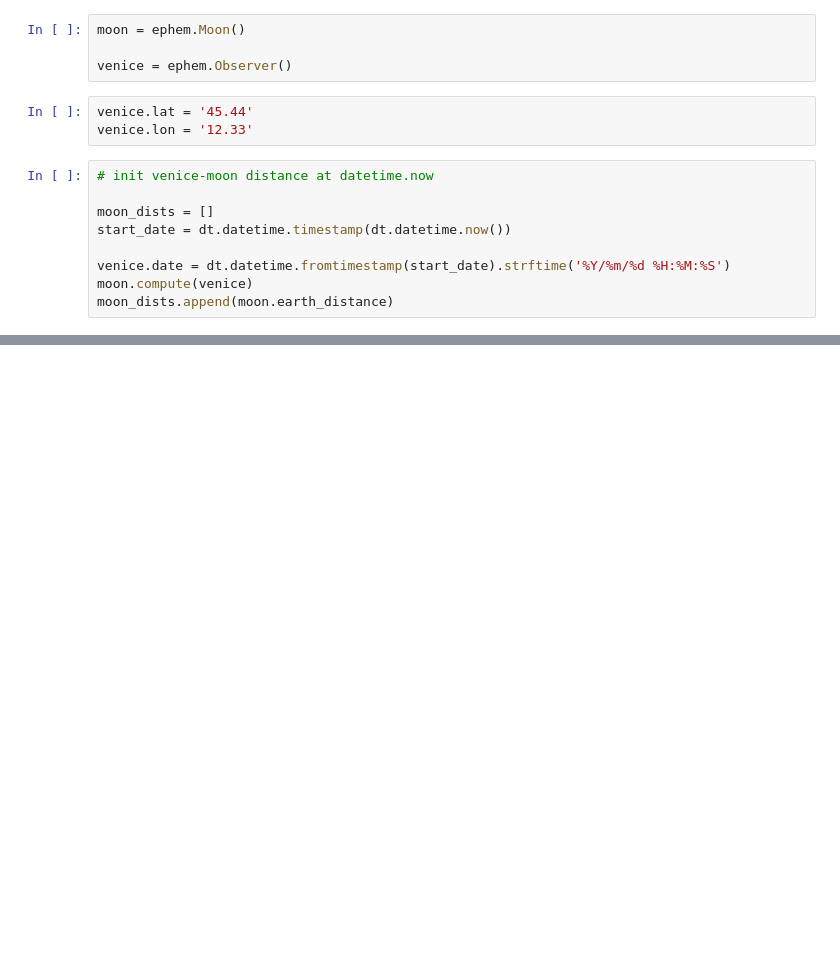
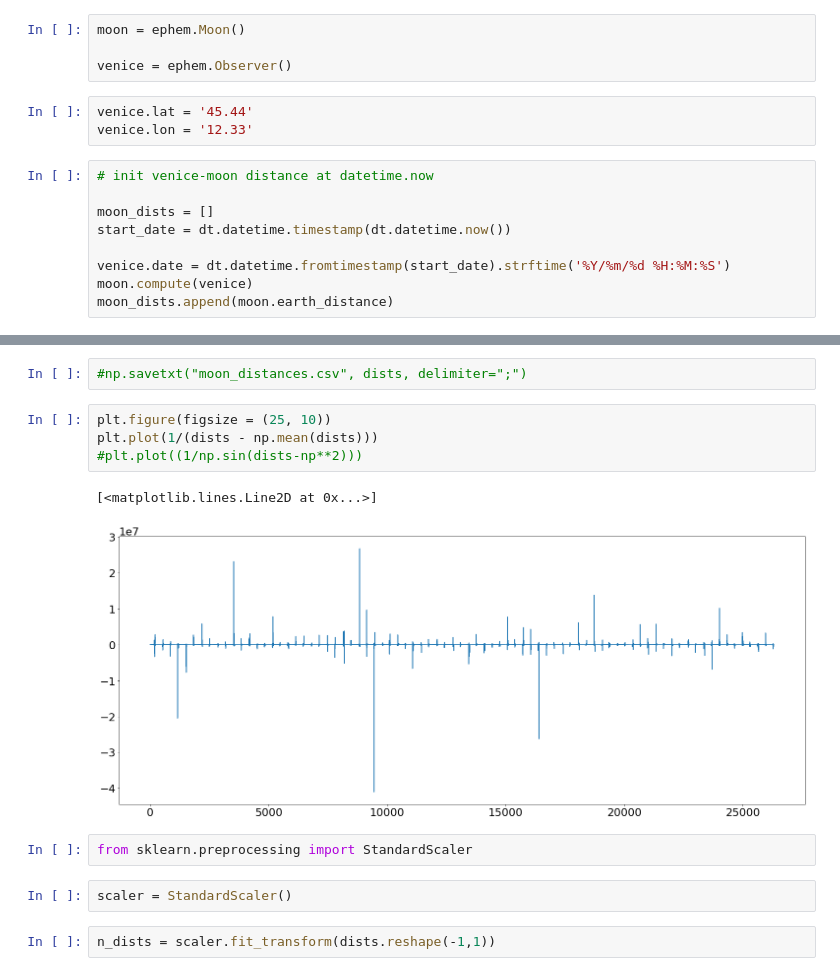
Before and after one commit to faber6911/venice-is-drowning, a Jupyter notebook: moon_distance/lunar_motion.ipynb, the cells around one changed output, grey strips where cells are left out. Saved outputs shown, nothing was run; the diff lists cells and outputs as text; blank space fills up the shorter version.

```diff
--- a/moon_distance/lunar_motion.ipynb
+++ b/moon_distance/lunar_motion.ipynb
@@ -123,0 +190,15 @@ plt.plot(moon_dists)
+# %%
+#np.savetxt("moon_distances.csv", dists, delimiter=";")
+# %%
+plt.figure(figsize = (25, 10))
+plt.plot(1/(dists - np.mean(dists)))
+#plt.plot((1/np.sin(dists-np**2)))
+# %% [output]
+[<matplotlib.lines.Line2D at 0x...>]
+[figure, added]
+# %%
+from sklearn.preprocessing import StandardScaler
+# %%
+scaler = StandardScaler()
+# %%
+n_dists = scaler.fit_transform(dists.reshape(-1,1))
```
Also changed, not shown: parts of 17 cells of this notebook, 4 other files.
